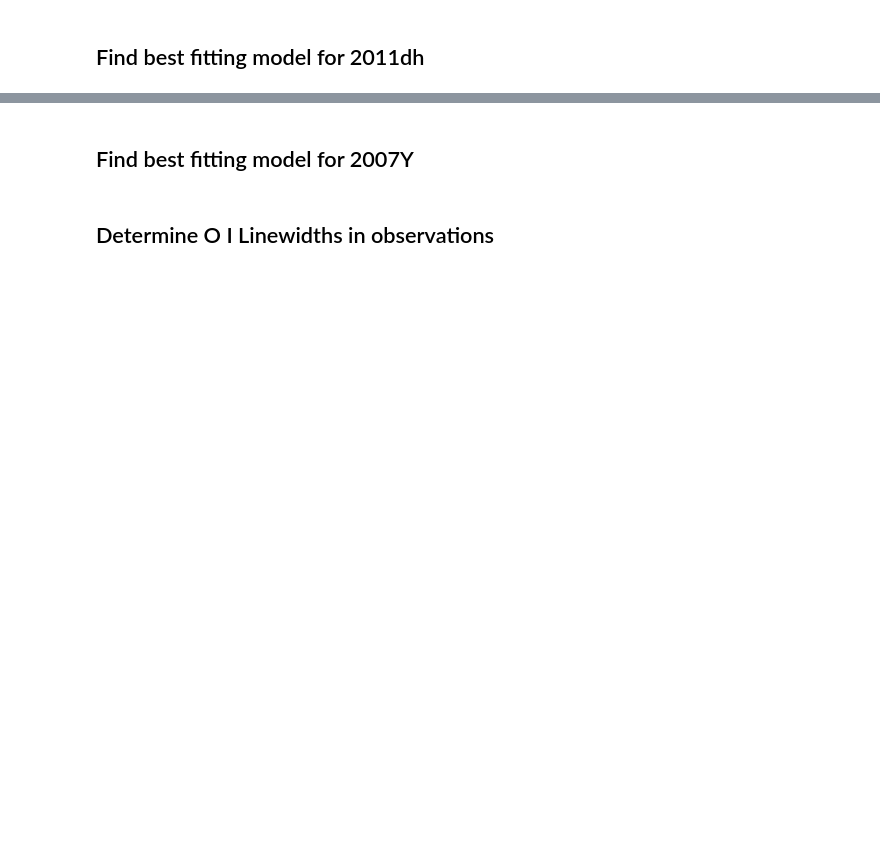
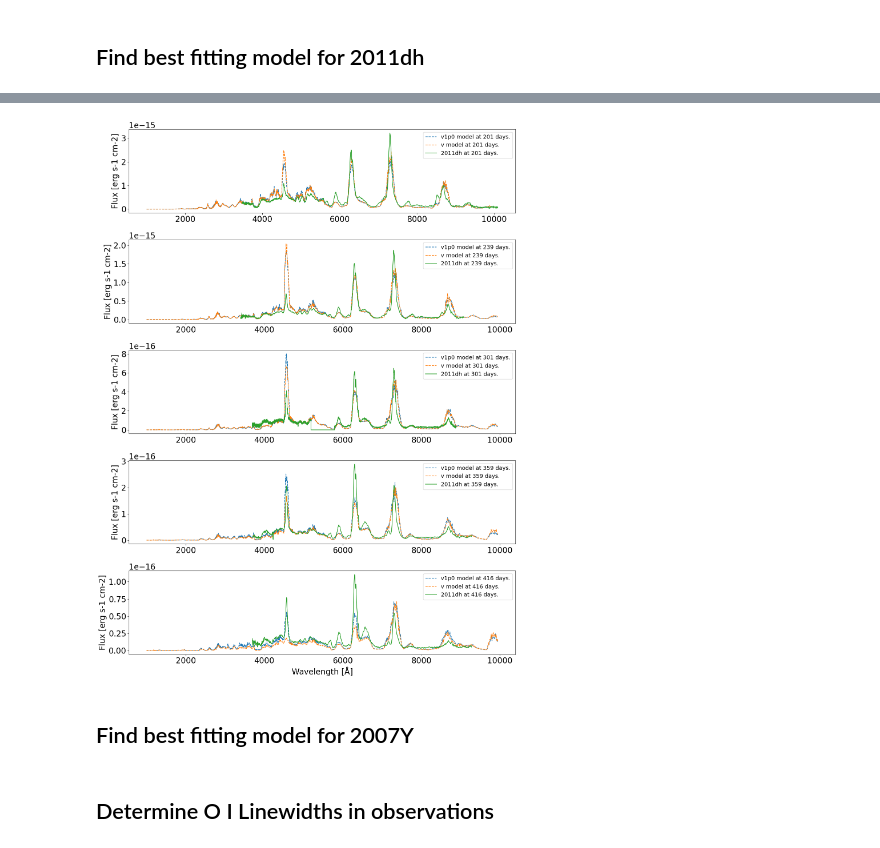
Before and after one commit to StanBarmentloo/NII_nebular_phase, a Jupyter notebook: analysis/NII_in_observed_spectra.ipynb, the cells around one changed output, grey strips where cells are left out. Saved outputs shown, nothing was run; the diff lists cells and outputs as text; code cells hidden in the pictures; blank space fills up the shorter version.

```diff
--- a/analysis/NII_in_observed_spectra.ipynb
+++ b/analysis/NII_in_observed_spectra.ipynb
@@ -308,8 +329,8 @@ wl_list_333070, flux_list_333070, flux_list_ca, flux_list_ni, flux_list_mg = [],
 old_wl_list_333070, old_flux_list_333070, old_flux_list_ca, old_flux_list_ni, old_flux_list_mg = [], [], [], [], []
 
 string_mass, string_mixing = '4p00', '10_90'
-string_epochs = ['300d', '400d']#['200d', '250d', '300d', '350d', '400d']
-epochs = np.array([300, 400])#np.array([200, 250, 300, 350, 400])
+string_epochs = ['200d', '250d', '300d', '350d', '400d']
+epochs = np.array([200, 250, 300, 350, 400])
 
 for l in range(len(string_epochs)):
 
@@ -349,33 +370,35 @@ for k in range(len(string_epochs)):
     old_local_wl, old_local_flux, old_local_ca_flux, old_local_ni_flux = old_wl_list_333070[k], old_flux_list_333070[k], old_flux_list_ca[k], old_flux_list_ni[k]
 
 
     closest_index = np.argmin(abs(epochs[k]-dh_epochs))
     closest_epoch = dh_epochs[closest_index]
     closest_wl, closest_flux = dh_wls[closest_index], dh_fluxes[closest_index]
 
     epoch_correction = np.exp(-2*(closest_epoch-epochs[k])/111.4)
     Ni_correction_new = M_Ni/new_model_ni
     Ni_correction_old = M_Ni/old_model_ni
     distance_correction = 1/(((distance/Mpc)/10)**2)
     total_correction_new = epoch_correction*Ni_correction_new*distance_correction
     total_correction_old = epoch_correction*Ni_correction_old*distance_correction
 
     ax[k].plot(local_wl, local_flux*total_correction_new, linestyle = '--', label = 'v1p0 model at ' + '{0:.0f}'.format(closest_epoch) + ' days.')
     ax[k].plot(old_local_wl, old_local_flux*total_correction_old, linestyle = '--', label = 'v model at ' + '{0:.0f}'.format(closest_epoch) + ' days.')
 
     #ax[k].plot(local_wl, local_ca_flux*total_correction, linestyle = '--', label = 'caII at ' + '{0:.0f}'.format(closest_epoch) + ' days.')
     #ax[k].plot(local_wl, local_ni_flux*total_correction, linestyle = '--', label = 'niII at ' + '{0:.0f}'.format(closest_epoch) + ' days.')
     ax[k].plot(closest_wl, closest_flux, label = sn_name + ' at ' + '{0:.0f}'.format(closest_epoch) + ' days.')
     ax[k].set_ylabel('Flux [erg s-1 cm-2]')
     ax[k].legend(fontsize = 14)
 
     #ax[k].set_xlim(7000, 7500)
 ax[-1].set_xlabel('Wavelength [Å]')
 fig.set_size_inches(15, 20)
 
 plt.tight_layout()
 #plt.savefig('Comparing_different_ff.png')
 plt.show()
+# %% [output]
+[figure, added]
 # %% [markdown]
 ## Find best fitting model for 2007Y
 # %%
```
Also changed, not shown: parts of 5 cells of this notebook, 8 other files.
